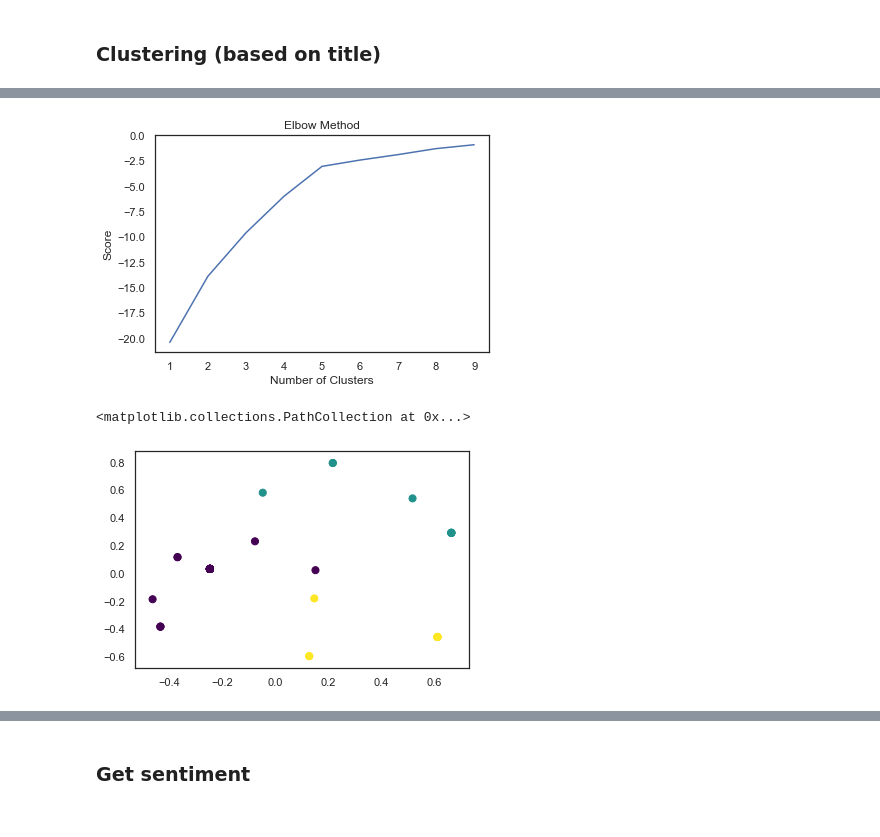
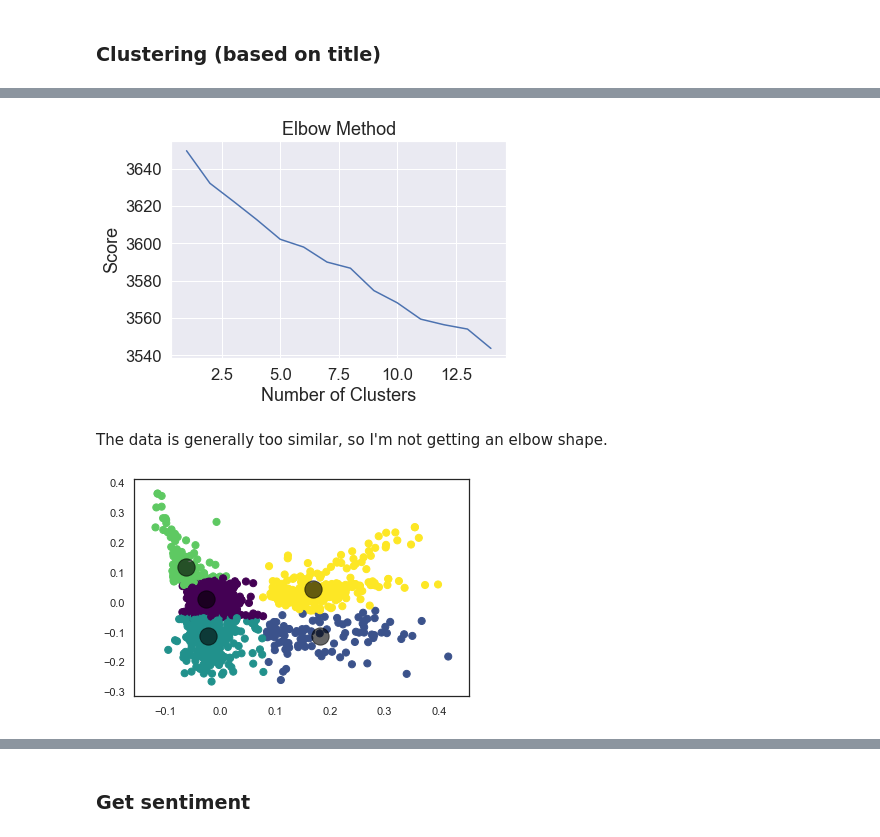
Before and after one commit to minnatwang/news-topics-sentiment, a Jupyter notebook: analysis_topic_bias.ipynb, the cells around one changed output, grey strips where cells are left out. Saved outputs shown, nothing was run; the diff lists cells and outputs as text; code cells hidden in the pictures.

Commit message:
Analyzing & visualizing data
* Looking at sentiment differences between title and article text

```diff
--- a/analysis_topic_bias.ipynb
+++ b/analysis_topic_bias.ipynb
@@ -46,0 +23,5 @@ stop_words
+# %%
+# Set up and add to stopwords
+stop_words = spacy.lang.en.stop_words.STOP_WORDS
+# add to stopwords
+stop_words.update(['\'s', '\''])
@@ -69,11 +84,9 @@ Shape after dropping rows with no article text: (3791, 7)
 def preprocess_text(text):
     # Tokenize
     doc = nlp(text)
-#     [token.text for token in doc]
 
     # Remove punctuation & stopwords
-    doc = [t for t in doc if t not in stop_words and t.pos_ != 'PUNCT']
-
+    doc = [t for t in doc if t.text not in stop_words and t.pos_ != 'PUNCT']
     # Normalize (convert non-text to text)
 
     # Stemming/Lemmatization (& lowercase & strip)
@@ -121,25 +138,21 @@ def cluster_text(texts, clusters=3):
 # %%
 texts = df['title']
 
-vectorizer = TfidfVectorizer(tokenizer=preprocess_text, stop_words='english',
-                                 max_df=0.7,
-                                 min_df=0.1,
-                                 lowercase=True)
-
+# don't need stopwords or lowercase because already done in preprocessing
+vectorizer = TfidfVectorizer(tokenizer=preprocess_text)  # also excluded: max_df, min_df
 tfidf_model = vectorizer.fit_transform(texts)
 
 # Return a dataframe of all features (words in the corpus)
 tfidf_model_array = normalize(tfidf_model).toarray()
 feature_names = pd.DataFrame(tfidf_model_array, columns=vectorizer.get_feature_names())
 
+number_clusters = range(1, 15)
 
-number_clusters = range(1, 10)
-
+#DESC: elbow method: estimating the model using various numbers of clusters and
+# calculating the negative of the within-cluster sum of squares for each number of clusters chosen using the score method from sklearn
 kmeans = [KMeans(n_clusters=i, max_iter = 600) for i in number_clusters]
-kmeans
-
 score = [kmeans[i].fit(tfidf_model).score(tfidf_model) for i in range(len(kmeans))]
-score
+score = [i*-1 for i in score]
 
 plt.plot(number_clusters, score)
 plt.xlabel('Number of Clusters')
@@ -147,23 +160,26 @@ plt.ylabel('Score')
 plt.title('Elbow Method')
 plt.show()
 # %% [output]
-[figure, old version]
+[figure, new version]
+# %% [markdown]
+The data is generally too similar, so I'm not getting an elbow shape.
 # %%
-num_clusters = 3
+num_clusters = 5
 
 sklearn_pca = PCA(n_components = 2)
 Y_sklearn = sklearn_pca.fit_transform(tfidf_model_array)
-test_e = KMeans(n_clusters=num_clusters, max_iter=600)
+
+test_e = kmeans[num_clusters-1]
+
 fitted = test_e.fit(Y_sklearn)
 predicted_values = test_e.predict(Y_sklearn)
 
 plt.scatter(Y_sklearn[:, 0], Y_sklearn[:, 1], c=predicted_values, s=50, cmap='viridis')
 
-# centers = fitted.centroids
-# plt.scatter(centers[:, 0], centers[:, 1],c='black', s=300, alpha=0.6);
+centers = fitted.cluster_centers_
+plt.scatter(centers[:, 0], centers[:, 1],c='black', s=300, alpha=0.6);
 # %% [output]
-<matplotlib.collections.PathCollection at 0x...>
-[figure, old version]
+[figure, new version]
 # %%
 def get_top_features_cluster(tfidf_model_array, prediction, n_feats):
     labels = np.unique(prediction)
```
Also changed, not shown: parts of 50 cells of this notebook.
